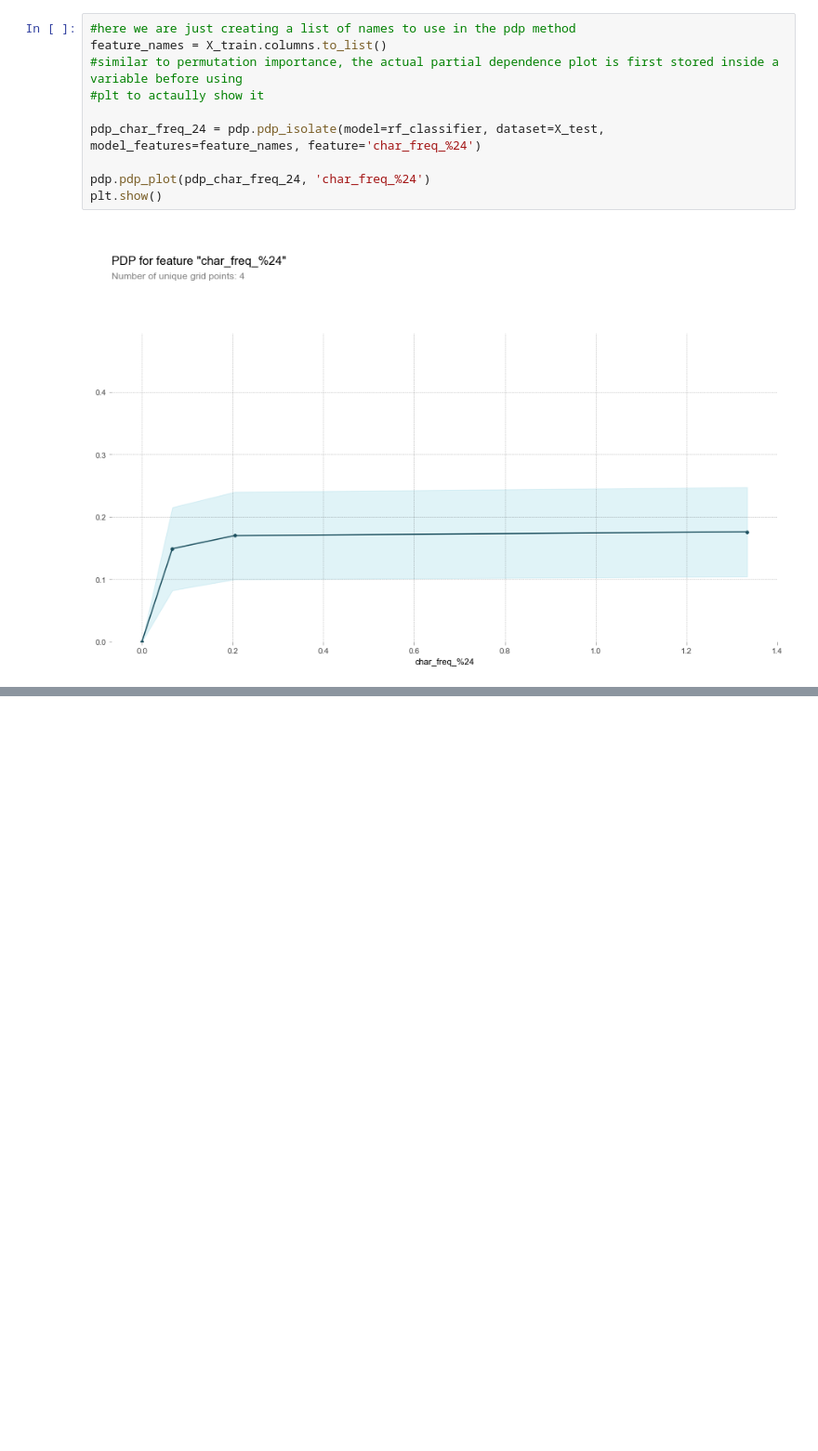
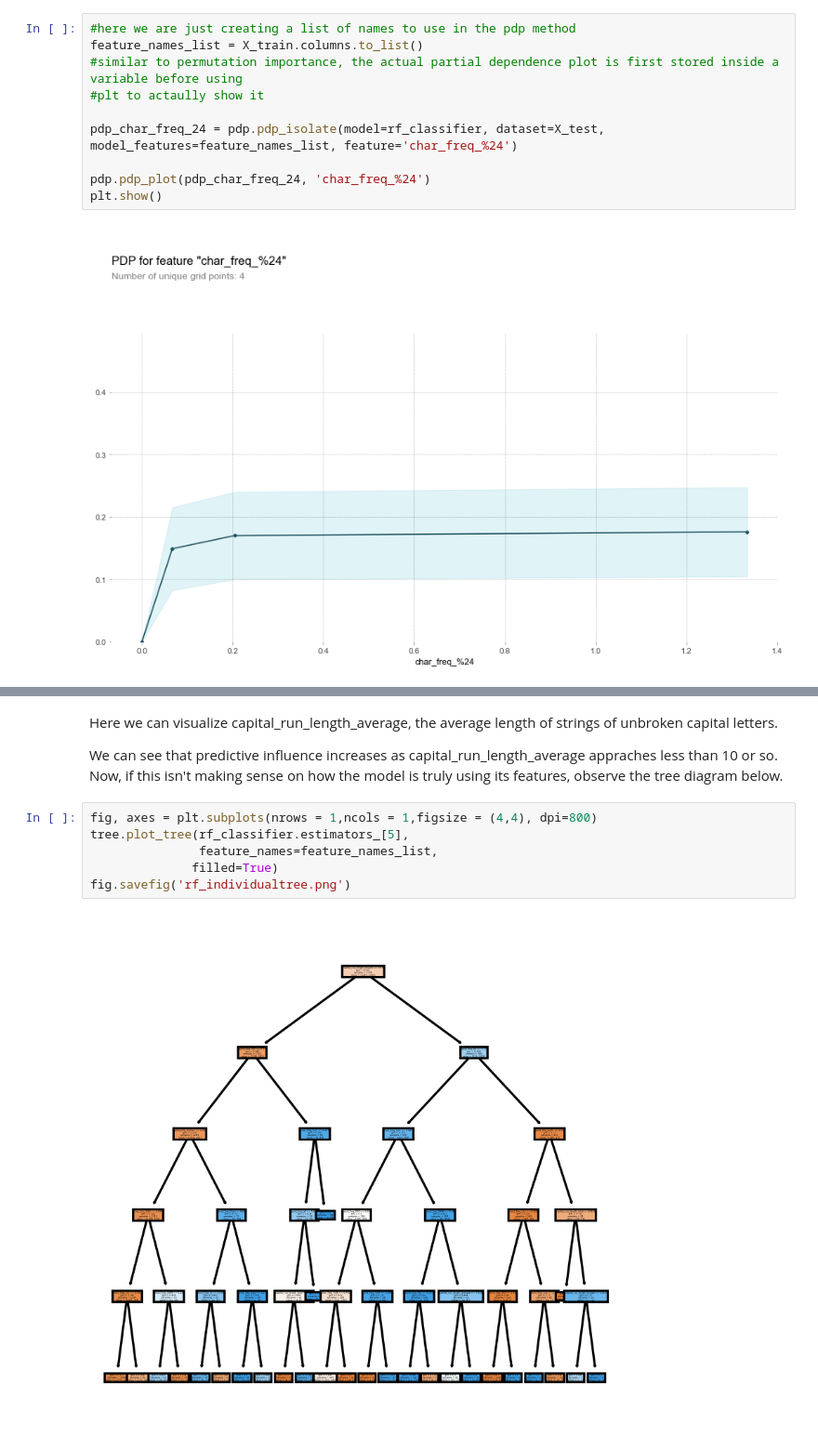
Before and after one commit to bdjulian/bdjulian.github.io, a Jupyter notebook: Projects/spam-minilab.ipynb, the cells around one changed output, grey strips where cells are left out. Shown: that part at 93% size. Drawn from its saved outputs; the diff is of its cells as text; blank space fills up the shorter version.

Commit message:
updates to language, added pdp and tree xplanation
language - fixed explanation of features, char_freq_x aren't trigrams they are character sets.

```diff
--- a/Projects/spam-minilab.ipynb
+++ b/Projects/spam-minilab.ipynb
@@ -294,10 +296,10 @@ Partial Dependence Plots can illustrate that how.
 # %%
 #here we are just creating a list of names to use in the pdp method
-feature_names = X_train.columns.to_list()
+feature_names_list = X_train.columns.to_list()
 #similar to permutation importance, the actual partial dependence plot is first stored inside a variable before using
 #plt to actaully show it
 
-pdp_char_freq_24 = pdp.pdp_isolate(model=rf_classifier, dataset=X_test, model_features=feature_names, feature='char_freq_%24')
+pdp_char_freq_24 = pdp.pdp_isolate(model=rf_classifier, dataset=X_test, model_features=feature_names_list, feature='char_freq_%24')
 
 pdp.pdp_plot(pdp_char_freq_24, 'char_freq_%24')
 plt.show()
@@ -316,3 +320,15 @@ pdp.pdp_plot(pdp_capital_rla, 'capital_run_length_average')
 plt.show()
 # %% [output]
 [figure]
+# %% [markdown]
+Here we can visualize capital_run_length_average, the average length of strings of unbroken capital letters.
+
+We can see that predictive influence increases as capital_run_length_average appraches less than 10 or so. Now, if this isn't making sense on how the model is truly using its features, observe the tree diagram below.
+# %%
+fig, axes = plt.subplots(nrows = 1,ncols = 1,figsize = (4,4), dpi=800)
+tree.plot_tree(rf_classifier.estimators_[5],
+               feature_names=feature_names_list,
+              filled=True)
+fig.savefig('rf_individualtree.png')
+# %% [output]
+[figure, added]
```
Also changed, not shown: parts of 5 cells of this notebook, 1 other file.
